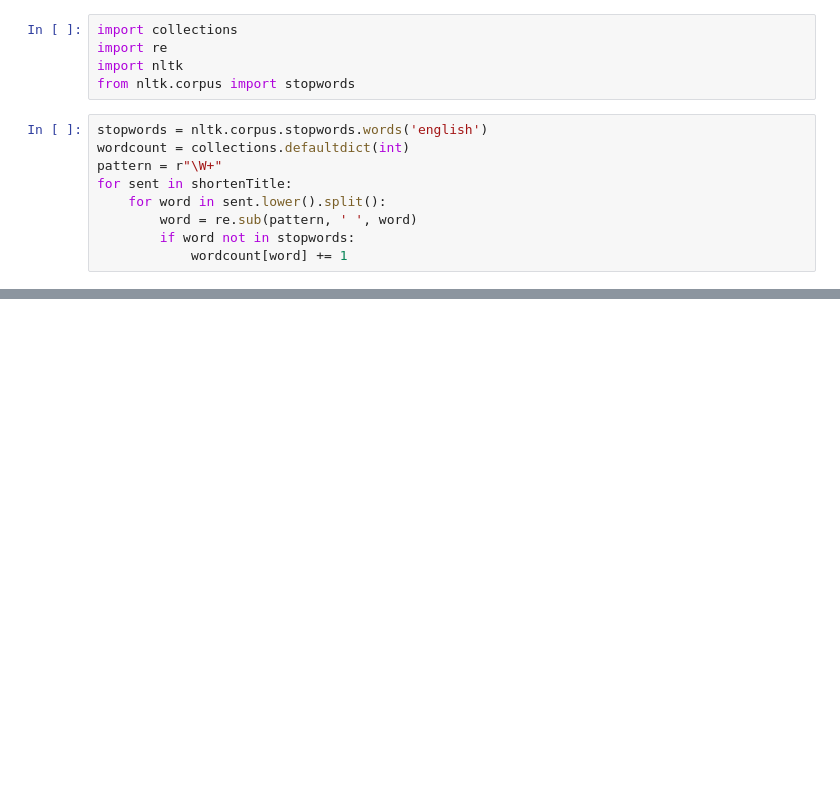
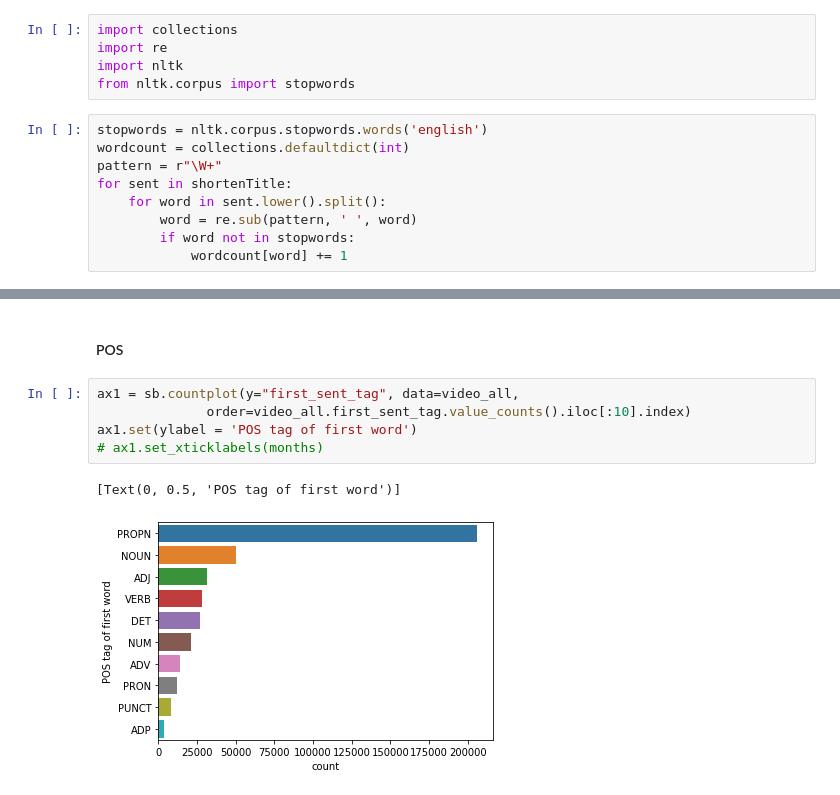
Before and after one commit to gohjiayi/youtube_analysis, a Jupyter notebook: data_exploration.ipynb, the cells around one changed output, grey strips where cells are left out. Cells and saved outputs as stored; diff of their text form; blank space fills up the shorter version.

```diff
--- a/data_exploration.ipynb
+++ b/data_exploration.ipynb
@@ -335,0 +366,10 @@ plt.show()
+# %% [markdown]
+#### POS
+# %%
+ax1 = sb.countplot(y="first_sent_tag", data=video_all,
+              order=video_all.first_sent_tag.value_counts().iloc[:10].index)
+ax1.set(ylabel = 'POS tag of first word')
+# ax1.set_xticklabels(months)
+# %% [output]
+[Text(0, 0.5, 'POS tag of first word')]
+[figure, added]
```
Also changed, not shown: parts of 30 cells of this notebook.
